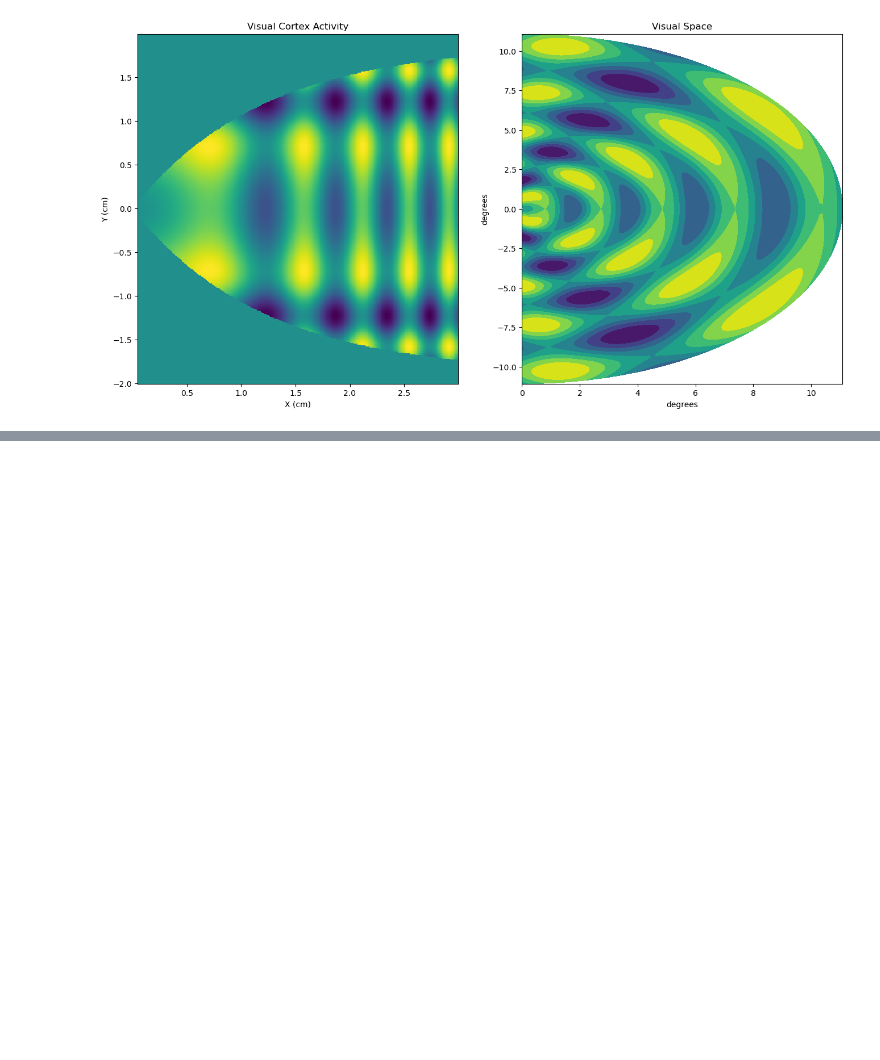
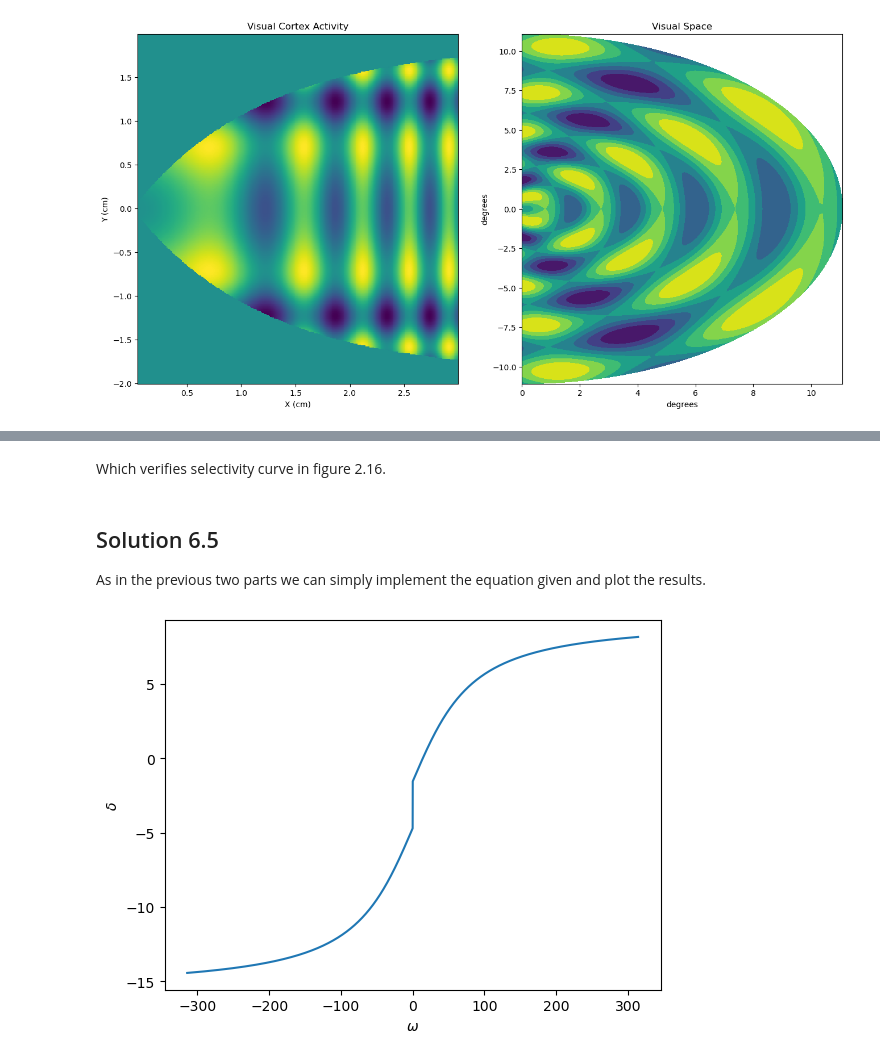
Before and after one commit to JKilgallen/theoretical_neuroscience, a Jupyter notebook: exercises/c2.ipynb, the cells around one changed output, grey strips where cells are left out. Drawn from its saved outputs; the diff is of its cells as text; code cells hidden in the pictures; blank space fills up the shorter version.

Commit message:
Added solutions to exercises 6.3-6.5.

```diff
--- a/exercises/c2.ipynb
+++ b/exercises/c2.ipynb
@@ -620,0 +681,15 @@ as required.
+# %% [markdown]
+Which verifies selectivity curve in figure 2.16.
+# %% [markdown]
+## Solution 6.5
+As in the previous two parts we can simply implement the equation given and plot the results.
+# %%
+alpha = 1/0.015
+omegas = np.arange(-100*np.pi, 100*np.pi, 0.01)
+delta = 8*np.arctan(omegas/alpha)+np.arctan(2*alpha/omegas)-np.pi
+
+plt.plot(omegas, delta)
+plt.xlabel(r'$\omega$')
+plt.ylabel(r'$\delta$');
+# %% [output]
+[figure, added]
```
Also changed, not shown: parts of 8 cells of this notebook.
